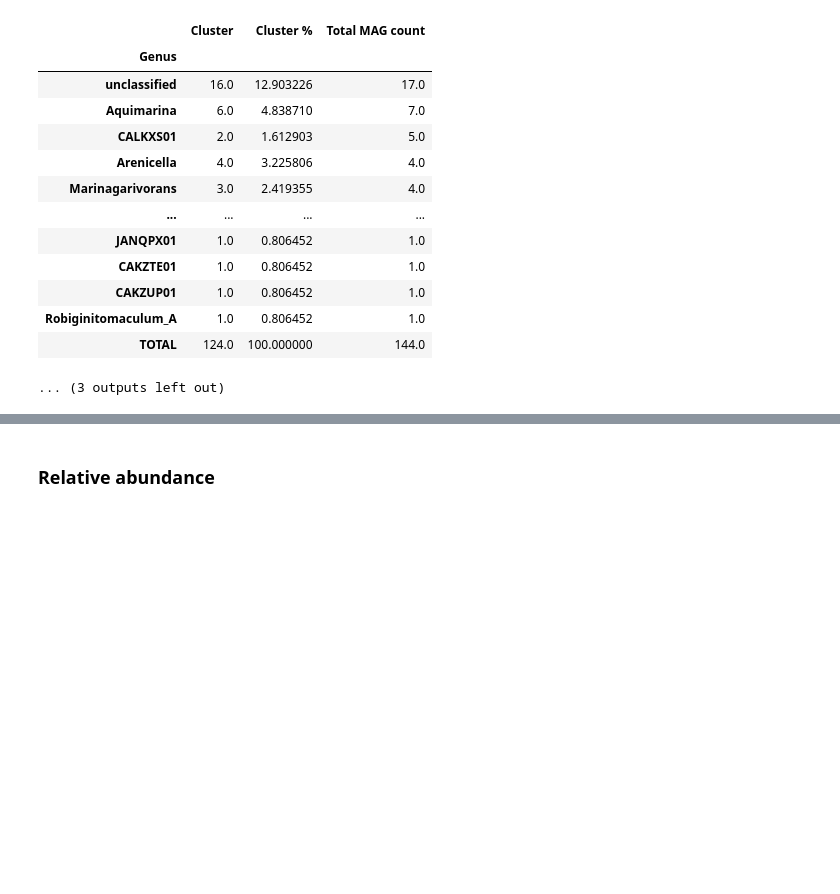
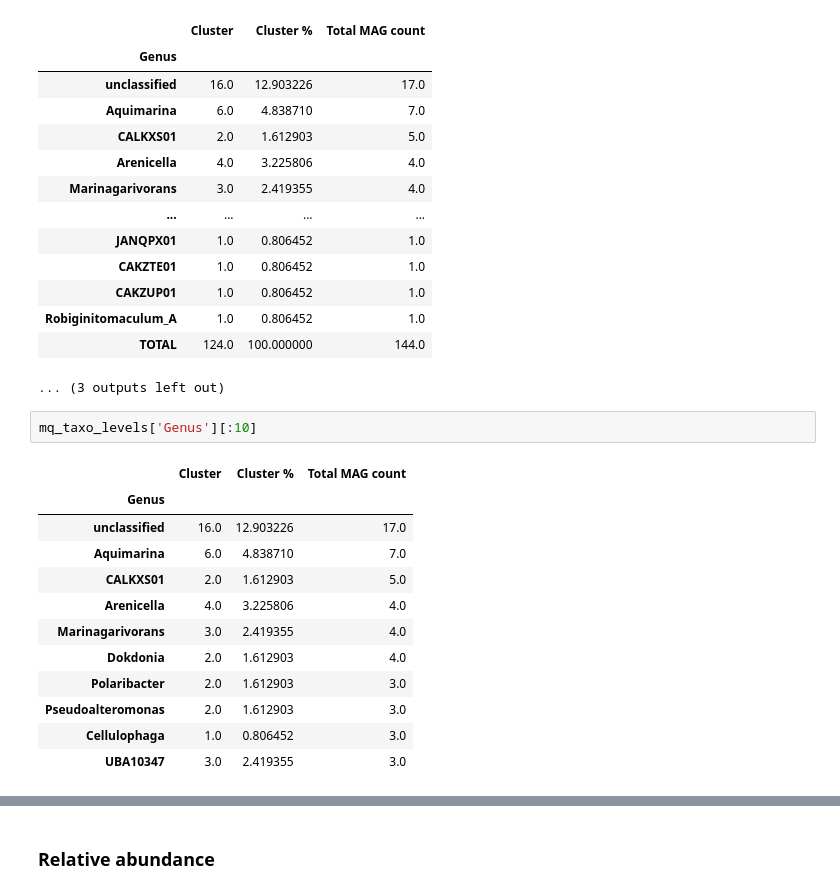
Before and after one commit to usegalaxy-eu/FAIRyMAGs, a Jupyter notebook: bin/use-case-macroalgal-microbiome-exploration.ipynb, the cells around one changed output, grey strips where cells are left out. Cells and saved outputs as stored; diff of their text form; blank space fills up the shorter version.

```diff
--- a/bin/use-case-macroalgal-microbiome-exploration.ipynb
+++ b/bin/use-case-macroalgal-microbiome-exploration.ipynb
@@ -437,3 +452,18 @@ Level: Genus
 | Robiginitomaculum_A | 1.0 | 0.806452 | 1.0 |
 | TOTAL | 124.0 | 100.000000 | 144.0 |
 ... (3 outputs left out)
+# %%
+mq_taxo_levels['Genus'][:10]
+# %% [output]
+|  | Cluster | Cluster % | Total MAG count |
+| Genus |  |  |  |
+| unclassified | 16.0 | 12.903226 | 17.0 |
+| Aquimarina | 6.0 | 4.838710 | 7.0 |
+| CALKXS01 | 2.0 | 1.612903 | 5.0 |
+| Arenicella | 4.0 | 3.225806 | 4.0 |
+| Marinagarivorans | 3.0 | 2.419355 | 4.0 |
+| Dokdonia | 2.0 | 1.612903 | 4.0 |
+| Polaribacter | 2.0 | 1.612903 | 3.0 |
+| Pseudoalteromonas | 2.0 | 1.612903 | 3.0 |
+| Cellulophaga | 1.0 | 0.806452 | 3.0 |
+| UBA10347 | 3.0 | 2.419355 | 3.0 |
```
Also changed, not shown: parts of 7 cells of this notebook.
